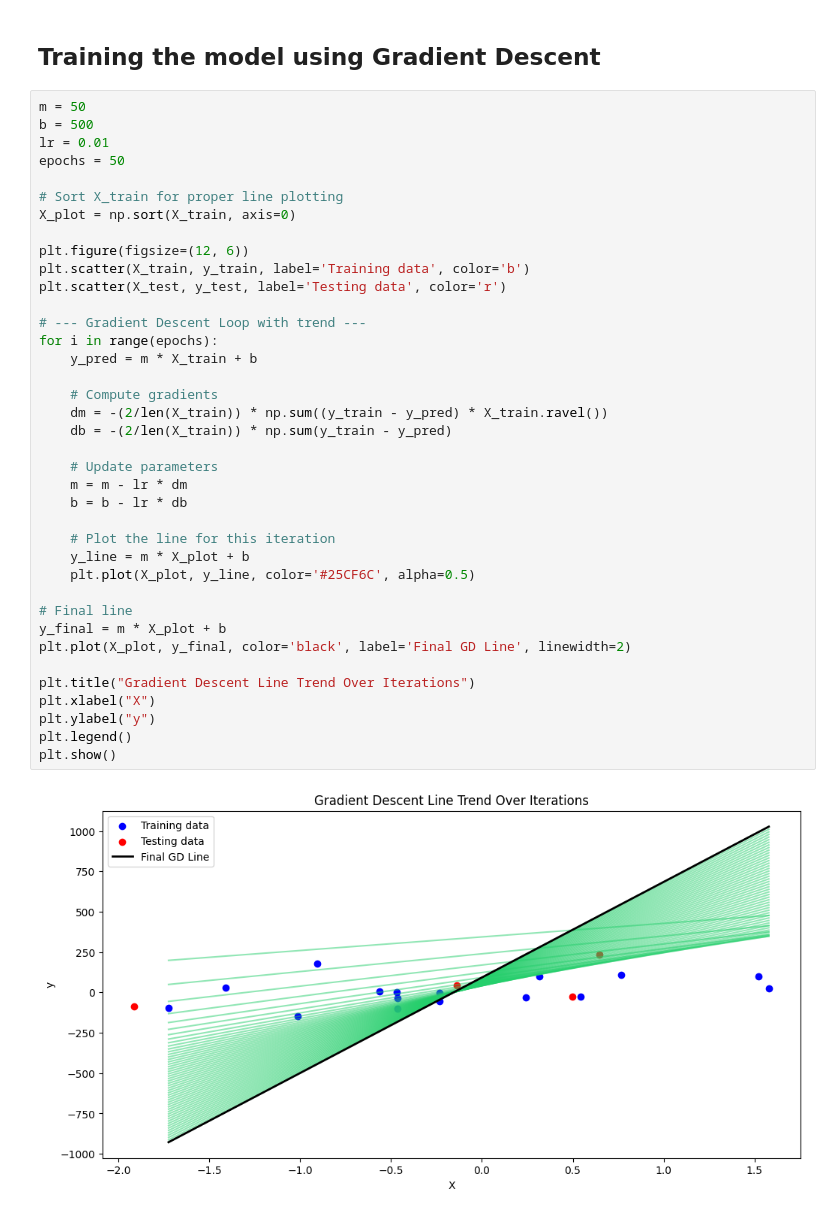
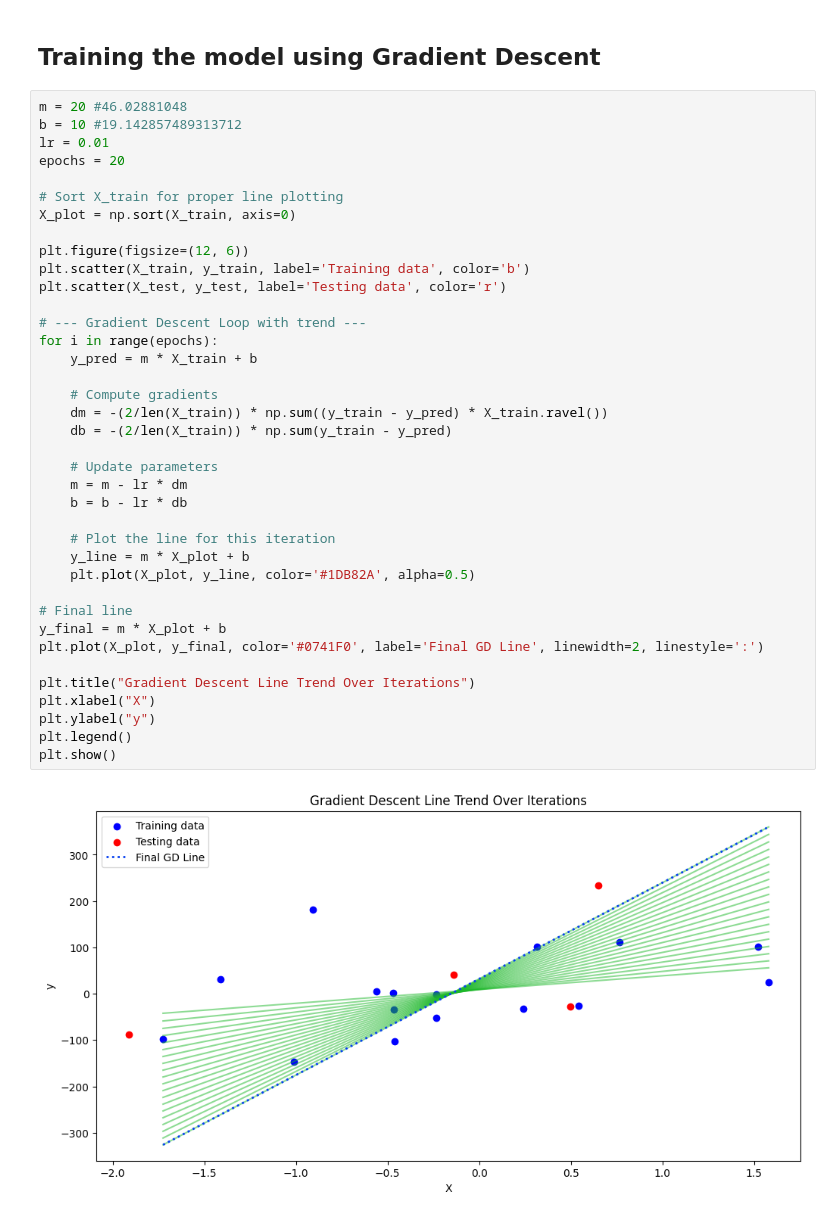
Before and after one commit to HaiderRasoolQadri/ml-journey-and-projects, a Jupyter notebook: Gradient Descent and it's Types/Batch Gradient Descent/understanding_concept_step_by_step.ipynb, the cells around one changed output. Saved outputs shown, nothing was run; the diff lists cells and outputs as text.

Commit message:
Updataed Graph for Gradient Descent Line Trend

```diff
--- a/Gradient Descent and it's Types/Batch Gradient Descent/understanding_concept_step_by_step.ipynb
+++ b/Gradient Descent and it's Types/Batch Gradient Descent/understanding_concept_step_by_step.ipynb
@@ -50,42 +50,42 @@ plt.show()
 # %% [markdown]
 ## Training the model using Gradient Descent
 # %%
-m = 50
-b = 500
+m = 20 #46.02881048
+b = 10 #19.142857489313712
 lr = 0.01
-epochs = 50
+epochs = 20
 
 # Sort X_train for proper line plotting
 X_plot = np.sort(X_train, axis=0)
 
 plt.figure(figsize=(12, 6))
 plt.scatter(X_train, y_train, label='Training data', color='b')
 plt.scatter(X_test, y_test, label='Testing data', color='r')
 
 # --- Gradient Descent Loop with trend ---
 for i in range(epochs):
     y_pred = m * X_train + b
 
     # Compute gradients
     dm = -(2/len(X_train)) * np.sum((y_train - y_pred) * X_train.ravel())
     db = -(2/len(X_train)) * np.sum(y_train - y_pred)
 
     # Update parameters
     m = m - lr * dm
     b = b - lr * db
 
     # Plot the line for this iteration
     y_line = m * X_plot + b
-    plt.plot(X_plot, y_line, color='#25CF6C', alpha=0.5)
+    plt.plot(X_plot, y_line, color='#1DB82A', alpha=0.5)
 
 # Final line
 y_final = m * X_plot + b
-plt.plot(X_plot, y_final, color='black', label='Final GD Line', linewidth=2)
+plt.plot(X_plot, y_final, color='#0741F0', label='Final GD Line', linewidth=2, linestyle=':')
 
 plt.title("Gradient Descent Line Trend Over Iterations")
 plt.xlabel("X")
 plt.ylabel("y")
 plt.legend()
 plt.show()
 # %% [output]
-[figure, old version]
+[figure, new version]
```
